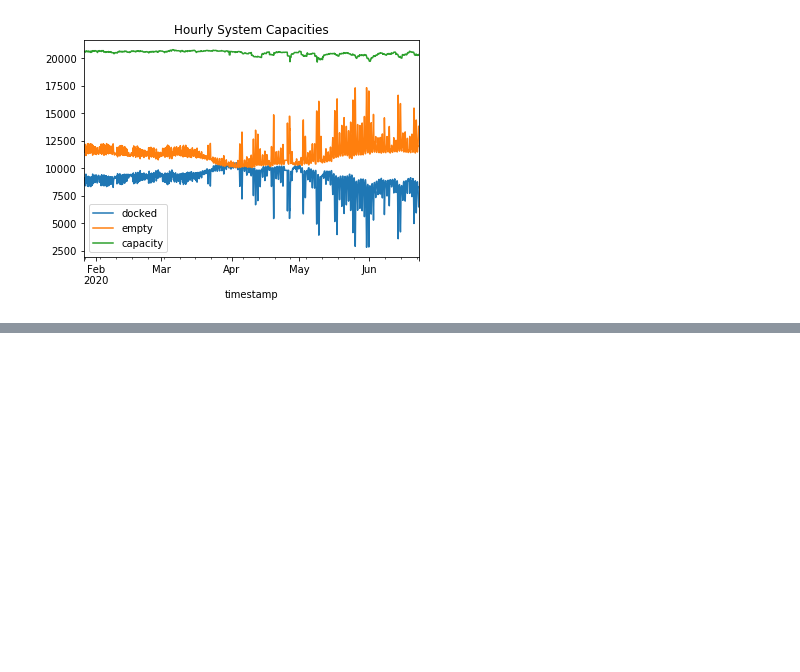
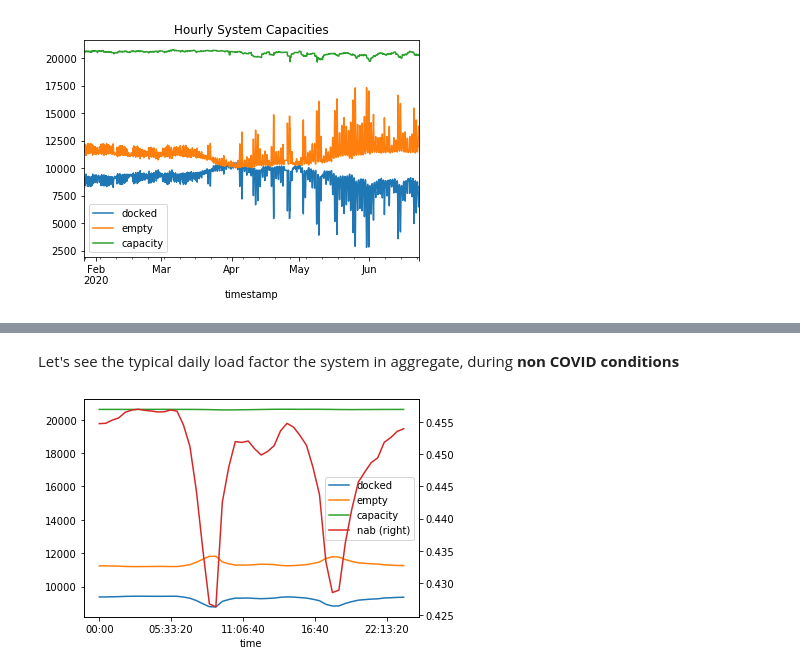
Before and after one commit to Peppers16/tfl_bike_project, a Jupyter notebook: notebooks/BSS_Exploration_MSP-1.ipynb, the cells around one changed output, grey strips where cells are left out. Cells and saved outputs as stored; diff of their text form; code cells hidden in the pictures; blank space fills up the shorter version.

```diff
--- a/notebooks/BSS_Exploration_MSP-1.ipynb
+++ b/notebooks/BSS_Exploration_MSP-1.ipynb
@@ -273,0 +280,11 @@ TODO:
+# %%
+system_fill['nab'] = system_fill['docked'] / system_fill['capacity']
+# %% [markdown]
+Let's see the typical daily load factor the system in aggregate, during **non COVID conditions**
+# %%
+system_fill_normal = system_fill.loc[:'2020-03-15']
+# %%
+system_fill_normal.groupby(system_fill_normal.index.time).mean() \
+    .plot(secondary_y = ('nab'));
+# %% [output]
+[figure, added]
```
Also changed, not shown: parts of 28 cells of this notebook.
